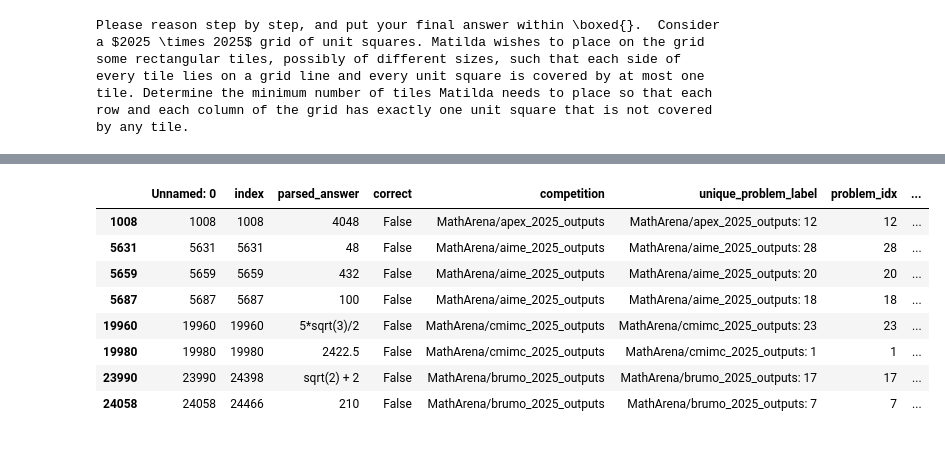
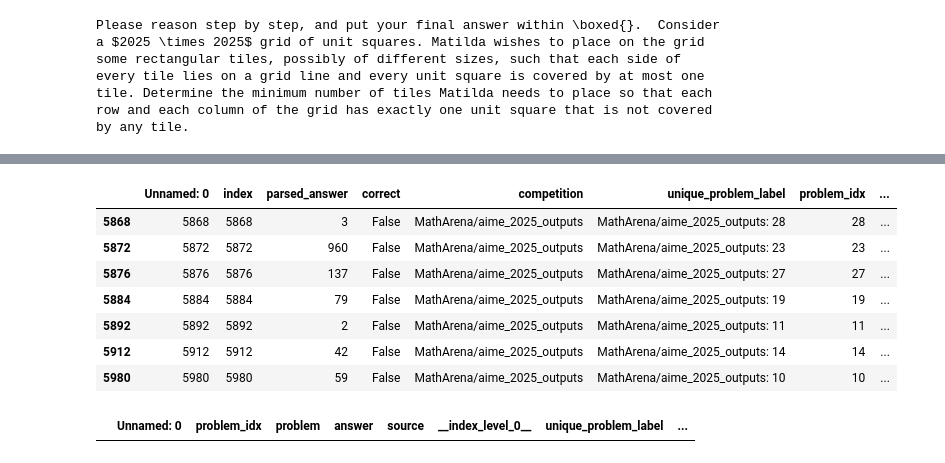
Before and after one commit to au-nlp/project-milestone-p2-group15, a Jupyter notebook: view_individual_model_stats.ipynb, the cells around one changed output, grey strips where cells are left out. Saved outputs shown, nothing was run; the diff lists cells and outputs as text; code cells hidden in the pictures.

```diff
--- a/view_individual_model_stats.ipynb
+++ b/view_individual_model_stats.ipynb
@@ -36,7 +36,7 @@ moldel_names
  'GLM 4.5V',
  'Qwen3-VL-235B Instruct']
 # %%
-gpt5_mini = "GPT-5-mini (high)"
+gpt5_mini = "gpt-4o"
 
 df_new = df[df[MODEL_NAME]==gpt5_mini]
 df_new
@@ -59,7 +63,12 @@ df_new
 # %%
 CORRECT = "correct"
-df_new_false = df_new[df_new[CORRECT]==False]
-example = df_new_false.head(1)[["parsed_answer", "unique_problem_label", "answer", "user_message", "gold_answer"]]
+falses = df_new[df_new[CORRECT]==False]["unique_problem_label"]
+trues = df_new[df_new[CORRECT] == True]["unique_problem_label"]
+only_false = set(falses).difference(trues)
+df_new_false = df_new[df_new["unique_problem_label"].isin(only_false)]
+mask = ~df_new_false["unique_problem_label"].str.contains("kangaroo", case=False, na=False)
+df_new_false = df_new_false[mask]
+example = df_new_false.tail(15)[["parsed_answer", "unique_problem_label", "answer", "user_message", "gold_answer"]]
 example
 # %% [output]
 |  | parsed_answer | unique_problem_label | answer | user_message | gold_answer |
@@ -110,3 +153,5 @@ len(df_new_true["unique_problem_label"].unique())
 # %%
 problems_path = "data/all_problems_pd/all_problems.csv"
 all_problems = pd.read_csv(problems_path)
+mask = ~all_problems["unique_problem_label"].str.contains("kangaroo", case=False, na=False)
+all_problems = all_problems[mask]
@@ -127,35 +158,42 @@ all_problems = pd.read_csv(problems_path)
 # %%
 def select_problem_sample():
   """Here we just try to selct problems it could not answer"""
   problems_it_could_not_anwer = df_new_false["unique_problem_label"].unique()
-  df = df_new[df_new["correct"]==False]
+  df = df_new_false
   difficulty_levels = list(df["ten_percent_quantile"].unique())
   selected_problems = []
+  all_problems["unique_problem_label"] = all_problems["unique_problem_label"].map(lambda x: x.replace("-", "_"))
+  df["unique_problem_label"] = df["unique_problem_label"].map(lambda x: x.replace("-", "_"))
   for lvl in difficulty_levels:
     # select a problem with this level
     selected_problem= df[df["ten_percent_quantile"]==lvl].head(1)
     index = list(selected_problem["unique_problem_label"])[0]
-    index = index.replace("_outputs", "")
+    index = index.replace("_outputs", "").replace("-", "_")
+
     problem = all_problems[all_problems["unique_problem_label"]==index].iloc[0]["problem"]
 
     selected_problem["problem"] = problem
 
     selected_problems.append(selected_problem)
 
   return pd.concat(selected_problems)
 
 selected_problems = select_problem_sample()
 selected_problems
 # %% [output]
 |  | Unnamed: 0 | index | parsed_answer | correct | competition | unique_problem_label | problem_idx | ... |
-| 1008 | 1008 | 1008 | 4048 | False | MathArena/apex_2025_outputs | MathArena/apex_2025_outputs: 12 | 12 | ... |
-| 5631 | 5631 | 5631 | 48 | False | MathArena/aime_2025_outputs | MathArena/aime_2025_outputs: 28 | 28 | ... |
-| 5659 | 5659 | 5659 | 432 | False | MathArena/aime_2025_outputs | MathArena/aime_2025_outputs: 20 | 20 | ... |
-| 5687 | 5687 | 5687 | 100 | False | MathArena/aime_2025_outputs | MathArena/aime_2025_outputs: 18 | 18 | ... |
-| 19960 | 19960 | 19960 | 5*sqrt(3)/2 | False | MathArena/cmimc_2025_outputs | MathArena/cmimc_2025_outputs: 23 | 23 | ... |
-| 19980 | 19980 | 19980 | 2422.5 | False | MathArena/cmimc_2025_outputs | MathArena/cmimc_2025_outputs: 1 | 1 | ... |
-| 23990 | 23990 | 24398 | sqrt(2) + 2 | False | MathArena/brumo_2025_outputs | MathArena/brumo_2025_outputs: 17 | 17 | ... |
-| 24058 | 24058 | 24466 | 210 | False | MathArena/brumo_2025_outputs | MathArena/brumo_2025_outputs: 7 | 7 | ... |
+| 5868 | 5868 | 5868 | 3 | False | MathArena/aime_2025_outputs | MathArena/aime_2025_outputs: 28 | 28 | ... |
+| 5872 | 5872 | 5872 | 960 | False | MathArena/aime_2025_outputs | MathArena/aime_2025_outputs: 23 | 23 | ... |
+| 5876 | 5876 | 5876 | 137 | False | MathArena/aime_2025_outputs | MathArena/aime_2025_outputs: 27 | 27 | ... |
+| 5884 | 5884 | 5884 | 79 | False | MathArena/aime_2025_outputs | MathArena/aime_2025_outputs: 19 | 19 | ... |
+| 5892 | 5892 | 5892 | 2 | False | MathArena/aime_2025_outputs | MathArena/aime_2025_outputs: 11 | 11 | ... |
+| 5912 | 5912 | 5912 | 42 | False | MathArena/aime_2025_outputs | MathArena/aime_2025_outputs: 14 | 14 | ... |
+| 5980 | 5980 | 5980 | 59 | False | MathArena/aime_2025_outputs | MathArena/aime_2025_outputs: 10 | 10 | ... |
+# %%
+all_problems[all_problems["unique_problem_label"] == "MathArena/kangaroo_2025_1_2: 9"]
+# selected_problems["unique_problem_label"]
+# %% [output]
+|  | Unnamed: 0 | problem_idx | problem | answer | source | __index_level_0__ | unique_problem_label | ... |
 # %%
 data_path = "data/selected_problems/gpt5mini_8problems.csv"
 selected_problems.to_csv(data_path)
```
Also changed, not shown: parts of 8 cells of this notebook, 5 other files.
